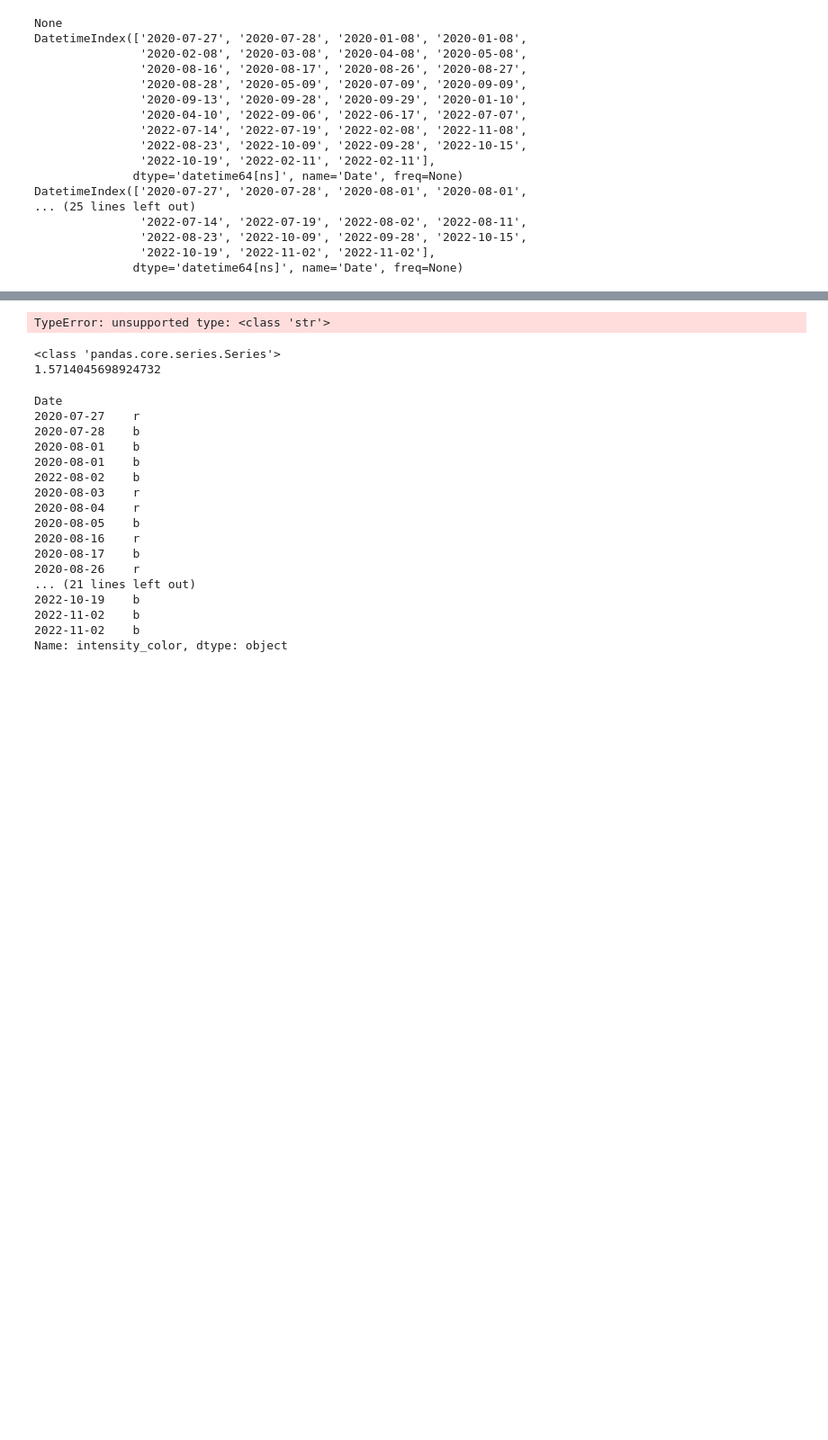
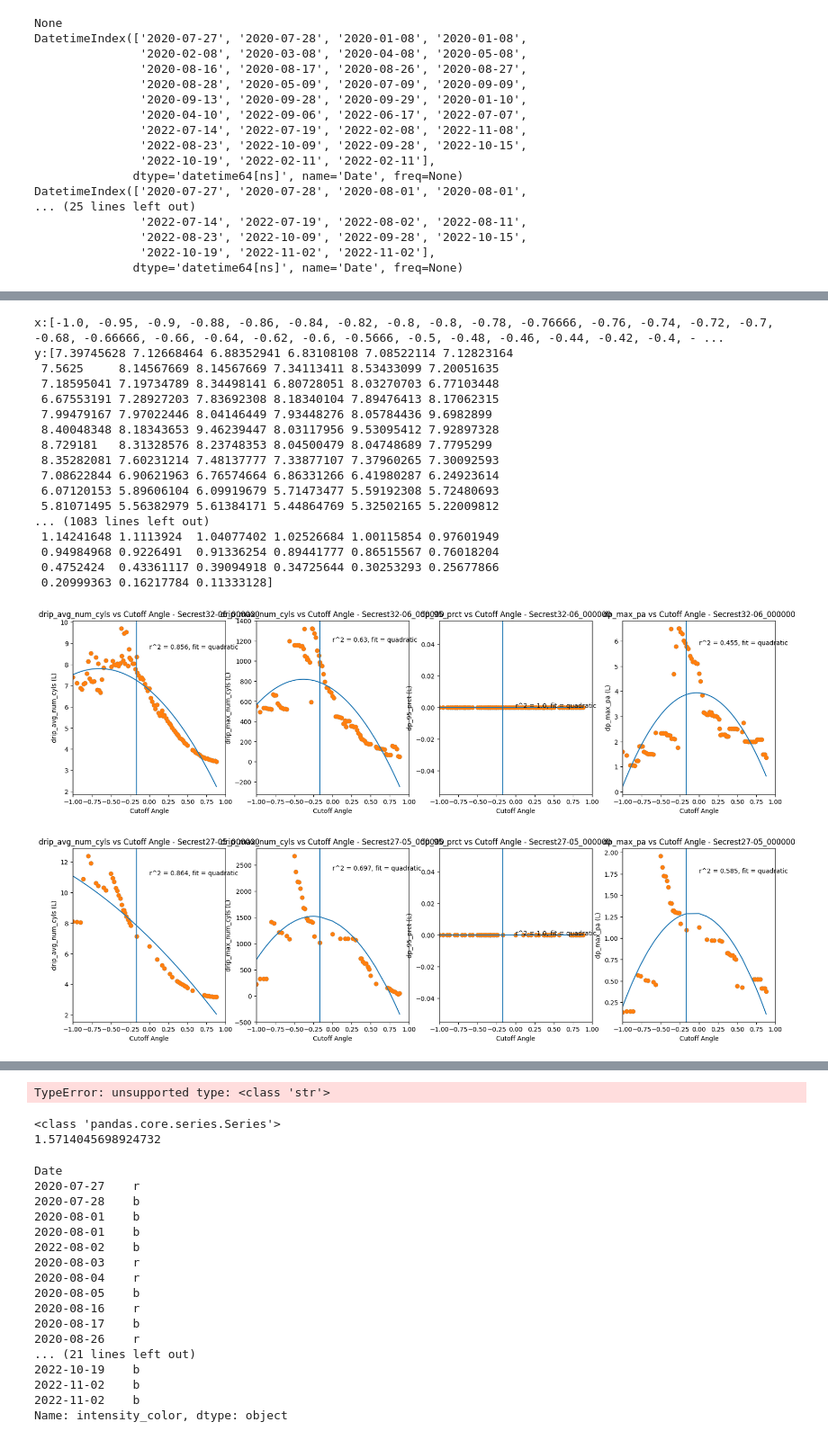
Before and after one commit to wischmcj/canopyHydrodynamics, a Jupyter notebook: scripts/sensitivity_analysis.ipynb, the cells around one changed output, grey strips where cells are left out. Shown at 90% size. Cells and saved outputs as stored; diff of their text form; code cells hidden in the pictures; blank space fills up the shorter version.

```diff
--- a/scripts/sensitivity_analysis.ipynb
+++ b/scripts/sensitivity_analysis.ipynb
@@ -326,32 +306,3 @@ DatetimeIndex(['2020-07-27', '2020-07-28', '2020-08-01', '2020-08-01',
                '2022-08-23', '2022-10-09', '2022-09-28', '2022-10-15',
                '2022-10-19', '2022-11-02', '2022-11-02'],
               dtype='datetime64[ns]', name='Date', freq=None)
-# %%
-#summarizing the flow data
-
-
-stem_flows = all_tree_flows[all_tree_flows['is_stem']]
-drip_flows = all_tree_flows[all_tree_flows['is_stem']==False]
-drip_grouped = drip_flows.groupby(['file_name','case_name'])
-stem_grouped = drip_flows.groupby(['file_name','case_name'])
-drip_stats = [{'join_field': f'{group[0][0]}_{group[0][1]}',
-                'drip_avg_num_cyls' :np.mean(group[1]['num_cylinders']),
-                'drip_avg_pa' :np.sum(group[1]['projected_area']),
-                'drip_avg_sa' :np.sum(group[1]['surface_area'])} for group in drip_grouped]
-
-stem_stats = [{'join_field': f'{group[0][0]}_{group[0][1]}',
-                'stem_avg_num_cyls' :np.mean(group[1]['num_cylinders']),
-                'stem_avg_pa' :np.sum(group[1]['projected_area']),
-                'stem_avg_sa' :np.sum(group[1]['surface_area'])} for group in stem_grouped]
-print(drip_stats)
-print(stem_stats)
-
-drip_df = pd.DataFrame(drip_stats)
-
-# w_flow_stats = all_tree_stats.join(drip_df, how='left', on= 'join_field', lsuffix='stats',rsuffix='drip')
-w_flow_stats = all_tree_stats.set_index('join_field').join(drip_df.set_index('join_field'))
-w_flow_stats.sort_values(by=["join_field"])
-# w_flow_stats
-
-# print(all_tree_stats['join_field'])
-# print(all_tree_flows['join_field'])
@@ -533,3 +743,32 @@ def find_fit_func(fit_func, x, y):
+# %%
+drip_stats[0].keys()
+fields =  [('drip_avg_num_cyls','drip_avg_num_cyls'),
+           ('drip_max_num_cyls','drip_max_num_cyls'),
+            ('dp_95_prct','dp_95_prct' ),
+            ('dp_max_pa','dp_max_pa' )]
+            # ('dp_pa','dp_pa'),
+            # ('dp_max_pa', 'dp_max_pa')]
+plot_correlation(w_flow_stats,fields)
+# %% [output]
+x:[-1.0, -0.95, -0.9, -0.88, -0.86, -0.84, -0.82, -0.8, -0.8, -0.78, -0.76666, -0.76, -0.74, -0.72, -0.7, -0.68, -0.66666, -0.66, -0.64, -0.62, -0.6, -0.5666, -0.5, -0.48, -0.46, -0.44, -0.42, -0.4, - ...
+y:[7.39745628 7.12668464 6.88352941 6.83108108 7.08522114 7.12823164
+ 7.5625     8.14567669 8.14567669 7.34113411 8.53433099 7.20051635
+ 7.18595041 7.19734789 8.34498141 6.80728051 8.03270703 6.77103448
+ 6.67553191 7.28927203 7.83692308 8.18340104 7.89476413 8.17062315
+ 7.99479167 7.97022446 8.04146449 7.93448276 8.05784436 9.6982899
+ 8.40048348 8.18343653 9.46239447 8.03117956 9.53095412 7.92897328
+ 8.729181   8.31328576 8.23748353 8.04500479 8.04748689 7.7795299
+ 8.35282081 7.60231214 7.48137777 7.33877107 7.37960265 7.30092593
+ 7.08622844 6.90621963 6.76574664 6.86331266 6.41980287 6.24923614
+ 6.07120153 5.89606104 6.09919679 5.71473477 5.59192308 5.72480693
+ 5.81071495 5.56382979 5.61384171 5.44864769 5.32502165 5.22009812
+... (1083 lines left out)
+ 1.14241648 1.1113924  1.04077402 1.02526684 1.00115854 0.97601949
+ 0.94984968 0.9226491  0.91336254 0.89441777 0.86515567 0.76018204
+ 0.4752424  0.43361117 0.39094918 0.34725644 0.30253293 0.25677866
+ 0.20999363 0.16217784 0.11333128]
+[figure, added]
+[figure, added]
 # %%
 #plotting correlations basedon sensitivity analysis runs
 import pandas as pd
```
Also changed, not shown: parts of 15 cells of this notebook.
